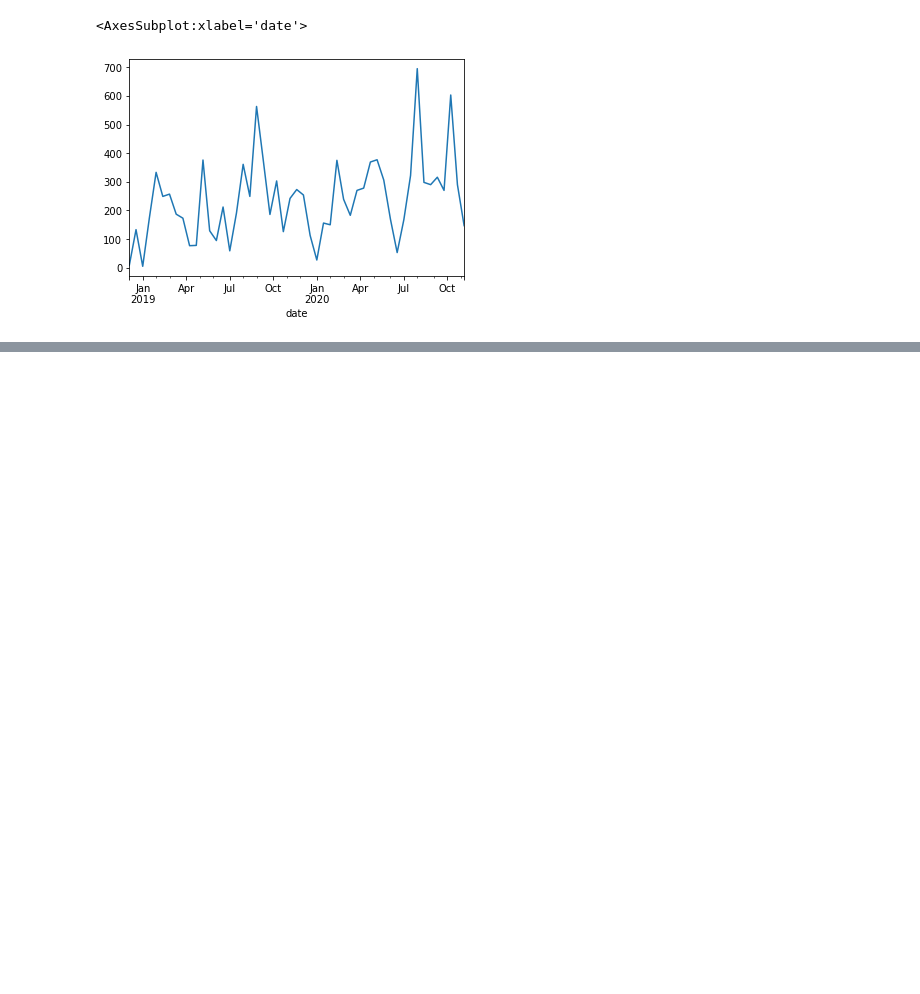
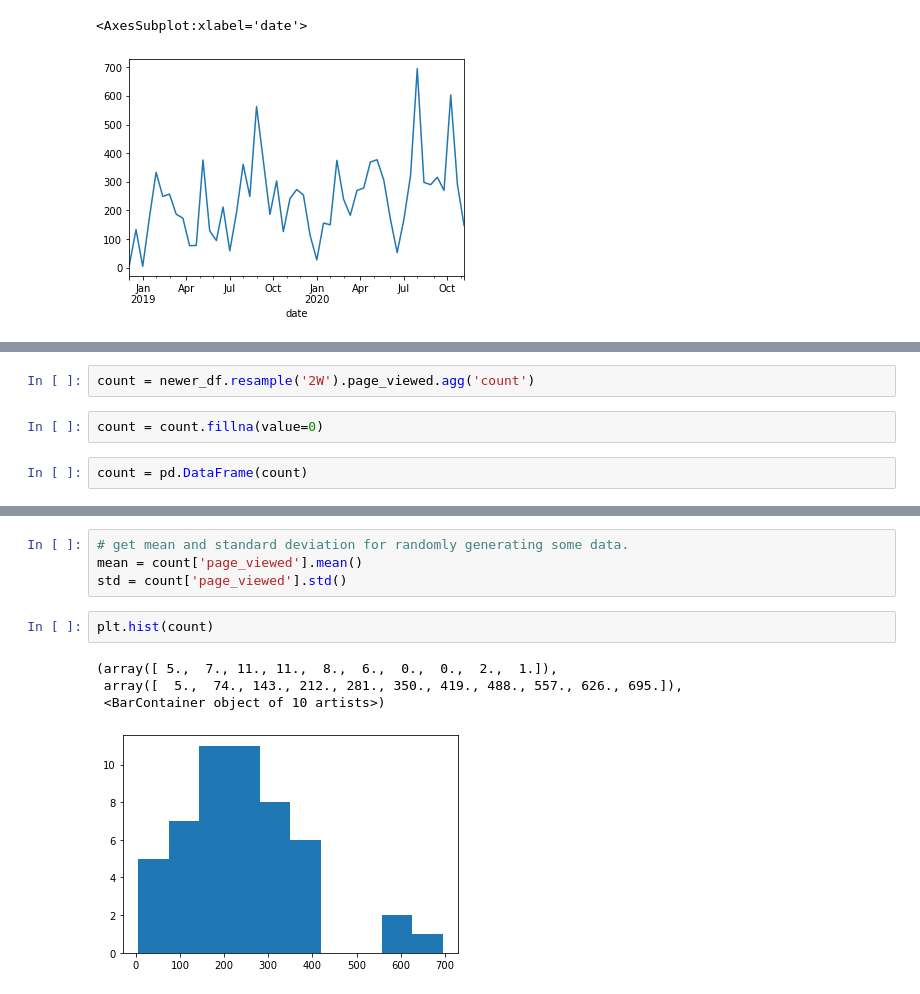
Before and after one commit to matt-c-knight/anomaly-detection-exercises, a Jupyter notebook: time_series_anomaly_detection.ipynb, the cells around one changed output, grey strips where cells are left out. Drawn from its saved outputs; the diff is of its cells as text; blank space fills up the shorter version.

```diff
--- a/time_series_anomaly_detection.ipynb
+++ b/time_series_anomaly_detection.ipynb
@@ -615,0 +792,6 @@ Name: ip, dtype: int64
+# %%
+count = newer_df.resample('2W').page_viewed.agg('count')
+# %%
+count = count.fillna(value=0)
+# %%
+count = pd.DataFrame(count)
@@ -615,0 +808,11 @@ Name: ip, dtype: int64
+# %%
+# get mean and standard deviation for randomly generating some data.
+mean = count['page_viewed'].mean()
+std = count['page_viewed'].std()
+# %%
+plt.hist(count)
+# %% [output]
+(array([ 5.,  7., 11., 11.,  8.,  6.,  0.,  0.,  2.,  1.]),
+ array([  5.,  74., 143., 212., 281., 350., 419., 488., 557., 626., 695.]),
+ <BarContainer object of 10 artists>)
+[figure, added]
```
Also changed, not shown: parts of 75 cells of this notebook.
